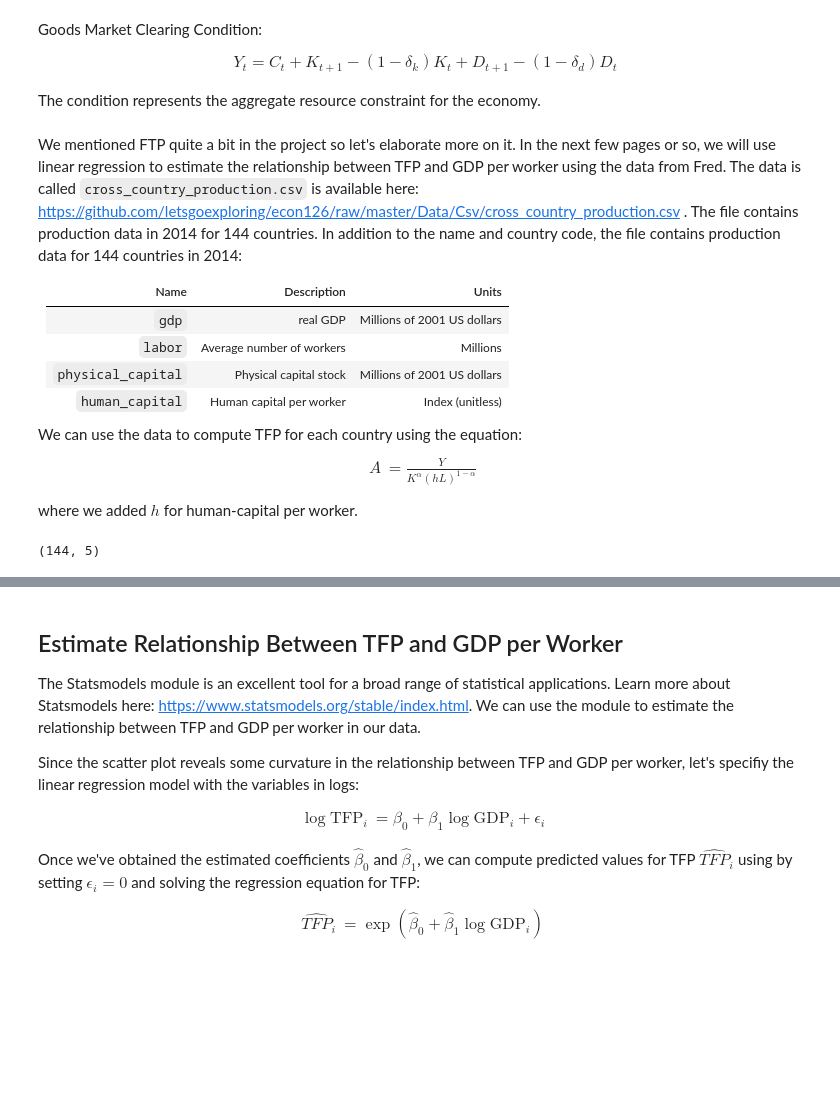
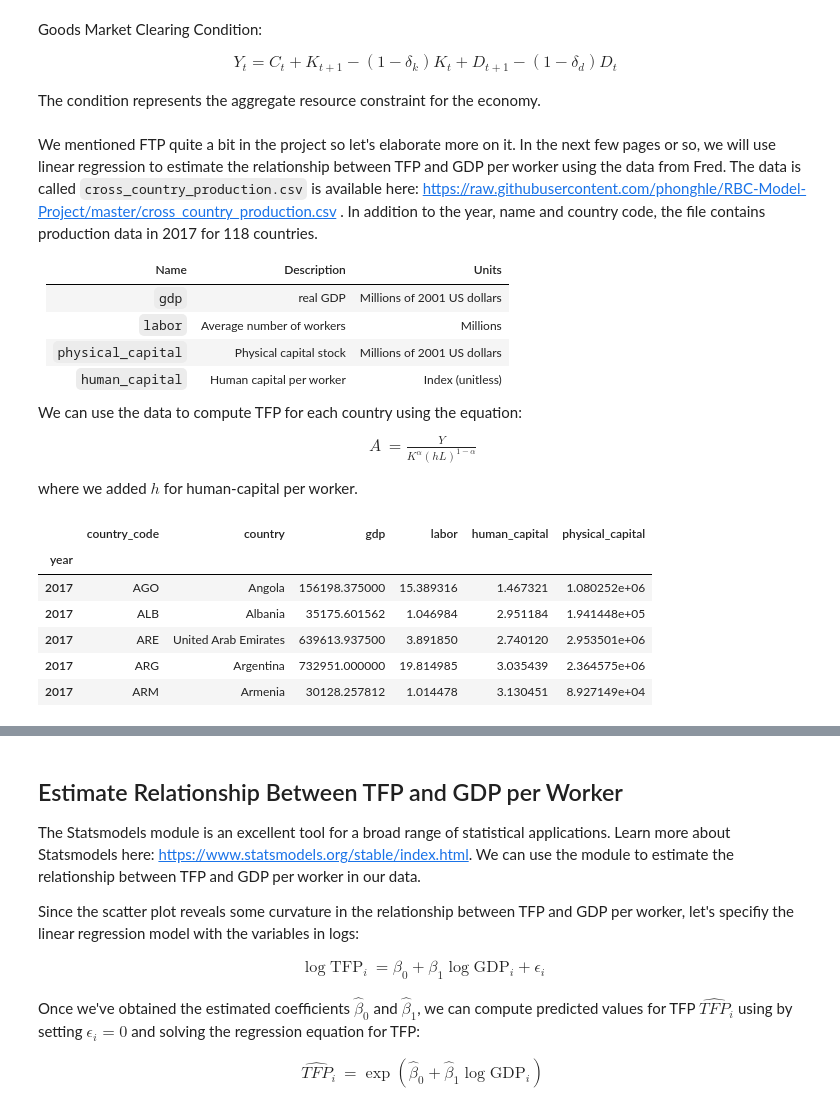
Before and after one commit to phonghle/RBC-Model-Project, a Jupyter notebook: Project RBC Model with Durable and Nondurable Goods.ipynb, the cells around one changed output, grey strips where cells are left out. Saved outputs shown, nothing was run; the diff lists cells and outputs as text; code cells hidden in the pictures; blank space fills up the shorter version.

```diff
--- a/Project RBC Model with Durable and Nondurable Goods.ipynb
+++ b/Project RBC Model with Durable and Nondurable Goods.ipynb
@@ -59,7 +59,7 @@ Goods Market Clearing Condition:
 The condition represents the aggregate resource constraint for the economy.
 # %% [markdown]
 We mentioned FTP quite a bit in the project so let's elaborate more on it. In the next few pages or so, we will use linear regression to estimate the relationship between TFP and GDP per worker using the data from Fred.
-The data is called `cross_country_production.csv` is available here: https://github.com/letsgoexploring/econ126/raw/master/Data/Csv/cross_country_production.csv . The file contains production data in 2014 for 144 countries. In addition to the name and country code, the file contains production data for 144 countries in 2014:
+The data is called `cross_country_production.csv` is available here: https://raw.githubusercontent.com/phonghle/RBC-Model-Project/master/cross_country_production.csv . In addition to the year, name and country code, the file contains production data in 2017 for 118 countries.
 
 
 | Name               | Description               | Units                       |
@@ -83,10 +83,15 @@ plt.style.use('classic')
 %matplotlib inline
 # %%
 # Import data into a DataFrame called 'df'. Use the leftmost column as the index
-df = pd.read_csv('https://github.com/letsgoexploring/econ126/raw/master/Data/Csv/cross_country_production.csv', index_col = 0)
+df = pd.read_csv(r'C:\Users\phongleh\Desktop\Econ 126  Comp Macro\Project\cross_country_production.csv', index_col = 0)
 
 # Print the first five rows of the imported data
 df.head()
-df.shape
 # %% [output]
-(144, 5)
+|  | country_code | country | gdp | labor | human_capital | physical_capital |
+| year |  |  |  |  |  |  |
+| 2017 | AGO | Angola | 156198.375000 | 15.389316 | 1.467321 | 1.080252e+06 |
+| 2017 | ALB | Albania | 35175.601562 | 1.046984 | 2.951184 | 1.941448e+05 |
+| 2017 | ARE | United Arab Emirates | 639613.937500 | 3.891850 | 2.740120 | 2.953501e+06 |
+| 2017 | ARG | Argentina | 732951.000000 | 19.814985 | 3.035439 | 2.364575e+06 |
+| 2017 | ARM | Armenia | 30128.257812 | 1.014478 | 3.130451 | 8.927149e+04 |
```
Also changed, not shown: parts of 30 cells of this notebook.
